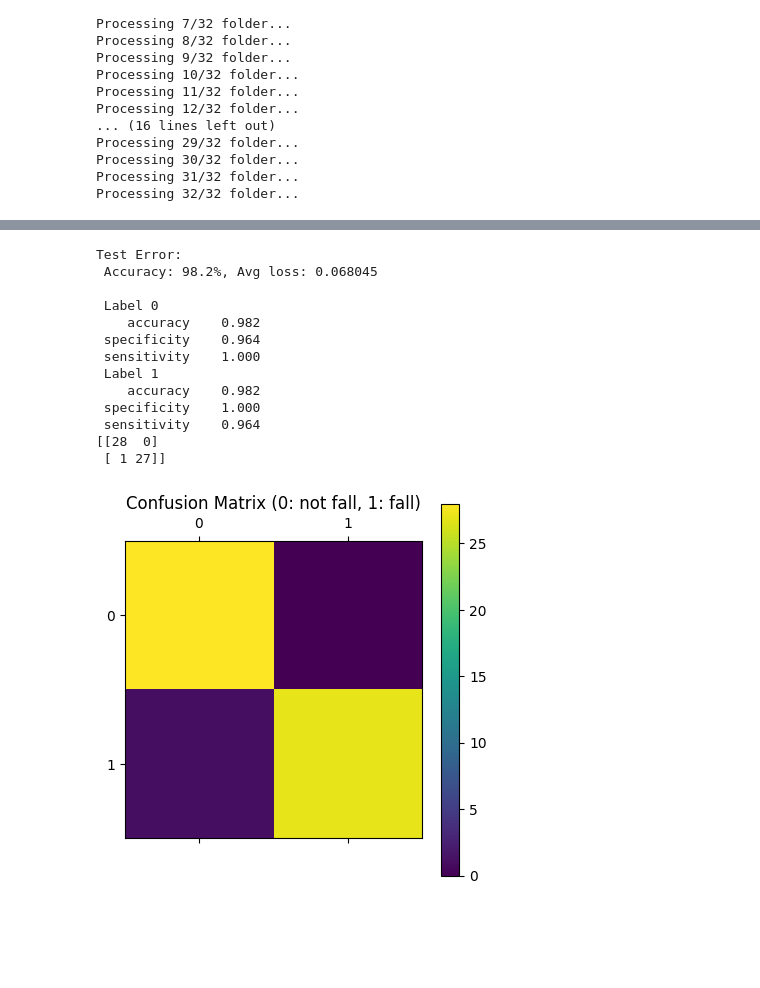
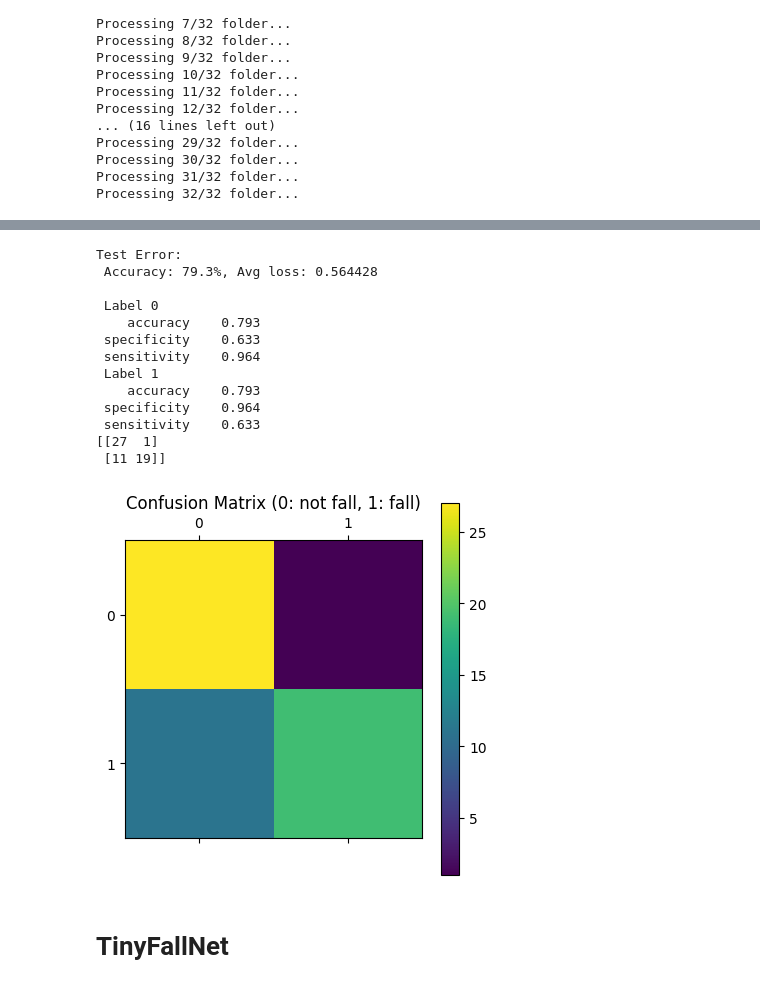
Before and after one commit to Liux1n/Fall_Detection, a Jupyter notebook: train_Kfall.ipynb, the cells around one changed output, grey strips where cells are left out. Cells and saved outputs as stored; diff of their text form; code cells hidden in the pictures; blank space fills up the shorter version.

Commit message:
all models trained

```diff
--- a/train_Kfall.ipynb
+++ b/train_Kfall.ipynb
@@ -228,0 +238,3 @@ Layer: fc.bias | Size: torch.Size([2]) | Values : tensor([ 0.0414, -0.0572], gra
+# %%
+train(train_dataloader, model_ConvLSTM, loss_fn, optimizer,val_dataloader,
+           patience=patience, scheduler=scheduler, epochs=epochs, device=device, B_size=B_size, A_size=A_size)
@@ -229,9 +372,12 @@ Layer: fc.bias | Size: torch.Size([2]) | Values : tensor([ 0.0414, -0.0572], gra
 # %%
-# Hyperparameters
-learning_rate = 5e-4
-batch_size = 64
-epochs = 50
+#from models.ResNet24 import ResNet24
+
+# Create an instance of the model
+model_resnet = ResNet24().to(device)
 loss_fn = nn.CrossEntropyLoss()
-optimizer = torch.optim.Adam(model.parameters(), lr=learning_rate)
+optimizer = torch.optim.Adam(model_resnet.parameters(), lr=learning_rate)
 # Initialize the scheduler
-scheduler = ReduceLROnPlateau(optimizer, 'min', factor=0.1, patience=3, verbose=True)
+scheduler = ReduceLROnPlateau(optimizer, 'min', factor=0.1, patience=patience, verbose=True)
+print(f"Model structure: {model_resnet}\n\n")
+for name, param in model_resnet.named_parameters():
+    print(f"Layer: {name} | Size: {param.size()} | Values : {param[:2]} \n")
@@ -311,6 +401,0 @@ def test_loop(dataloader, model, loss_fn):
-# %%
-""" for t in range(epochs):
-    print(f"Epoch {t+1}\n-------------------------------")
-    train_loop(train_dataloader, model, loss_fn, optimizer)
-    val_loop(val_dataloader, model, loss_fn)
-print("Done!") """
@@ -443,4 +402,5 @@ def test_loop(dataloader, model, loss_fn):
 # %%
-train_loop(train_dataloader, model, loss_fn, optimizer,val_dataloader, patience=5, scheduler=scheduler)
+train(train_dataloader, model_resnet, loss_fn, optimizer,val_dataloader,
+        patience=patience, scheduler=scheduler, device=device, epochs=epochs, B_size=B_size, A_size=A_size)
 # %% [output]
 Epoch 0:
@@ -462,20 +422,21 @@ Validation Error:
 Early stopping due to no improvement in validation loss.
 # %%
 # final test
-
-test_loop(test_dataloader, model, loss_fn)
+test(test_dataloader, model_resnet, loss_fn, device=device)
 # %% [output]
 Test Error:
- Accuracy: 98.2%, Avg loss: 0.068045
+ Accuracy: 79.3%, Avg loss: 0.564428
 
  Label 0
-    accuracy    0.982
+    accuracy    0.793
+ specificity    0.633
+ sensitivity    0.964
+ Label 1
+    accuracy    0.793
  specificity    0.964
- sensitivity    1.000
- Label 1
-    accuracy    0.982
- specificity    1.000
- sensitivity    0.964
-[[28  0]
- [ 1 27]]
+ sensitivity    0.633
+[[27  1]
+ [11 19]]
-[figure, old version]
+[figure, new version]
+# %% [markdown]
+# TinyFallNet
```
Also changed, not shown: parts of 26 cells of this notebook, 4 other files.
